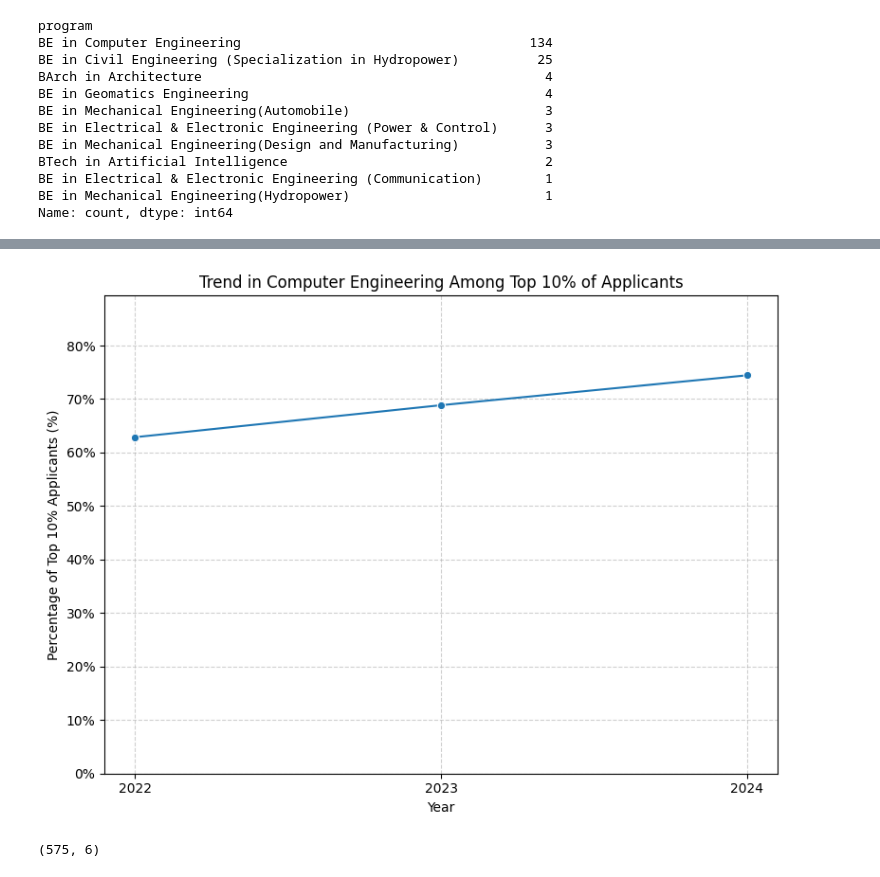
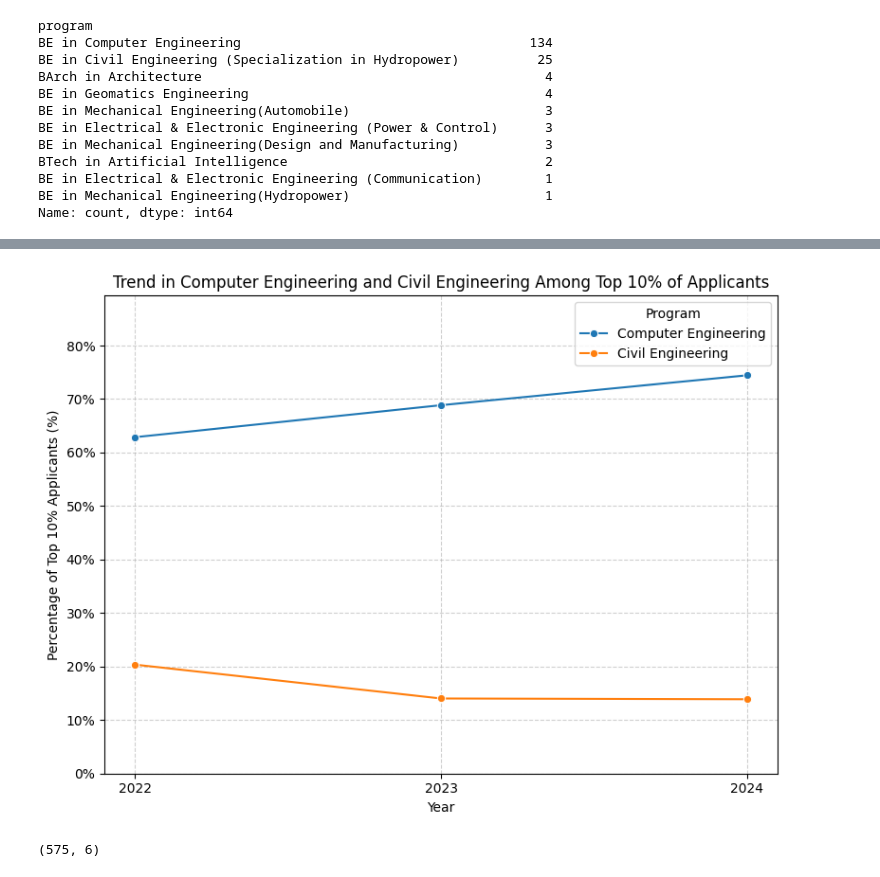
Before and after one commit to atrociousdinner/EDA_on_KUCBT_score, a Jupyter notebook: kucbt_eda.ipynb, the cells around one changed output, grey strips where cells are left out. Drawn from its saved outputs; the diff is of its cells as text; code cells hidden in the pictures.

Commit message:
Add visualization for CE and Civil data

```diff
--- a/kucbt_eda.ipynb
+++ b/kucbt_eda.ipynb
@@ -516,6 +505,11 @@ q90_comp_2022 = (q90_2022['program'].str.contains('Computer').sum()) / len(q90_2
 q90_comp_2023 = (q90_2023['program'].str.contains('Computer').sum()) / len(q90_2023)
 q90_comp_2024 = (q90_2024['program'].str.contains('Computer').sum()) / len(q90_2024)
 q90_comp = [q90_comp_2022, q90_comp_2023, q90_comp_2024]
+# %%
+q90_civil_2022 = (q90_2022['program'].str.contains('Civil').sum()) / len(q90_2022)
+q90_civil_2023 = (q90_2023['program'].str.contains('Civil').sum()) / len(q90_2023)
+q90_civil_2024 = (q90_2024['program'].str.contains('Civil').sum()) / len(q90_2024)
+q90_civil = [q90_civil_2022, q90_civil_2023, q90_civil_2024]
 # %%
 q90_comp_plot = pd.DataFrame({
     'Year': [2022, 2023, 2024],
@@ -523,5 +517,6 @@ q90_comp_plot = pd.DataFrame({
 })
 
 q90_comp_plot['Percentage'] = q90_comp_plot['Number']*100
+q90_comp_plot['Program'] = 'Computer Engineering'
 q90_comp_plot
 # %% [output]
@@ -531,0 +527,9 @@ q90_comp_plot
+# %%
+q90_civil_plot = pd.DataFrame({
+    'Year': [2022, 2023, 2024],
+    'Number': q90_civil
+})
+
+q90_civil_plot['Percentage'] = q90_civil_plot['Number']*100
+q90_civil_plot['Program'] = 'Civil Engineering'
+q90_civil_plot
@@ -531,0 +541,3 @@ q90_comp_plot
+# %%
+q90_program_plot = pd.concat([q90_comp_plot, q90_civil_plot])
+q90_program_plot
@@ -532,19 +552,19 @@ q90_comp_plot
 # %%
 plt.figure(figsize = (8, 6))
 
 
-ax2 = sns.lineplot(data = q90_comp_plot, x = 'Year', y = 'Number', marker = 'o')
-plt.title('Trend in Computer Engineering Among Top 10% of Applicants')
+ax2 = sns.lineplot(data = q90_program_plot, x = 'Year', y = 'Number', marker = 'o', hue = 'Program')
+plt.title('Trend in Computer Engineering and Civil Engineering Among Top 10% of Applicants')
 plt.xticks([2022, 2023, 2024])
 plt.xlabel('Year')
 ax2.yaxis.set_major_formatter(PercentFormatter(1.0))
 plt.ylabel('Percentage of Top 10% Applicants (%)')
 plt.ylim(0, max(q90_comp) * 1.2)
 plt.tight_layout()
 plt.grid(True, linestyle='--', alpha=0.6)
 plt.show()
 # %% [output]
-[figure, old version]
+[figure, new version]
 # %%
 q90 = pd.concat([q90_2022, q90_2023, q90_2024])
 q90 =  q90.drop('first_name', axis = 1)
```
Also changed, not shown: parts of 6 cells of this notebook, 3 other files.
